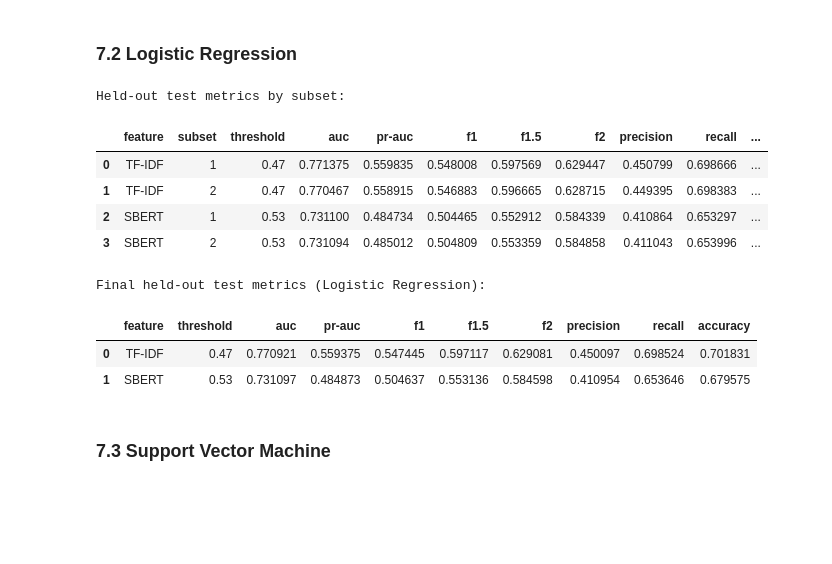
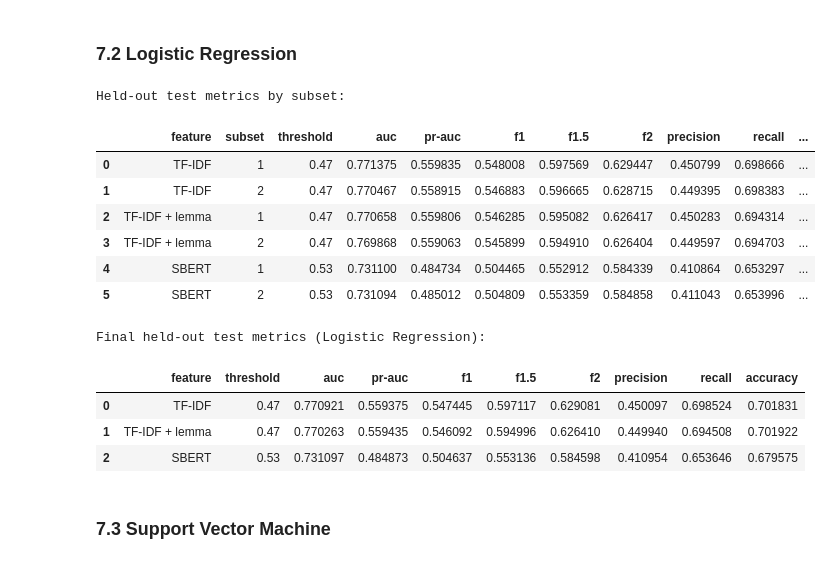
Before and after one commit to lzrcode-816/3244-Group-17-IMDB-Spoiler-Detection, a Jupyter notebook: Group17_ProjectDeSpoiler_Model.ipynb, the cells around one changed output. Saved outputs shown, nothing was run; the diff lists cells and outputs as text; code cells hidden in the pictures; blank space fills up the shorter version.

```diff
--- a/Group17_ProjectDeSpoiler_Model.ipynb
+++ b/Group17_ProjectDeSpoiler_Model.ipynb
@@ -757,17 +758,15 @@ DT_TFIDF_FIXED_THRESHOLD = 0.53
 DT_SBERT_FIXED_PARAMS = [{'max_depth': 10, 'min_samples_split': 10, 'min_samples_leaf': 10, 'ccp_alpha': 0.0}, {'max_depth': 10, 'min_samples_split': 10, 'min_samples_leaf': 10, 'ccp_alpha': 0.0}]
 DT_SBERT_FIXED_THRESHOLD = 0.54
 
-RF_TFIDF_FIXED_PARAMS = [None, None]
-# [{"n_estimators": 100, "max_depth": 20, "min_samples_split": 5, "min_samples_leaf": 2},
-# {"n_estimators": 100, "max_depth": 20, "min_samples_split": 5, "min_samples_leaf": 2},]
-RF_TFIDF_FIXED_THRESHOLD = None
-RF_SBERT_FIXED_PARAMS = [None, None]  # e.g. [{"n_estimators": 100, "max_depth": 20, "min_samples_split": 5, "min_samples_leaf": 2}, {...}]
-RF_SBERT_FIXED_THRESHOLD = None
+RF_TFIDF_FIXED_PARAMS = [{'n_estimators': 100, 'min_samples_split': 5, 'min_samples_leaf': 5, 'max_features': 'sqrt', 'max_depth': 20}, {'n_estimators': 100, 'min_samples_split': 5, 'min_samples_leaf': 5, 'max_features': 'sqrt', 'max_depth': 20}]
+RF_TFIDF_FIXED_THRESHOLD = 0.49
+RF_SBERT_FIXED_PARAMS = [{'n_estimators': 100, 'min_samples_split': 5, 'min_samples_leaf': 5, 'max_features': 'sqrt', 'max_depth': 20}, {'n_estimators': 100, 'min_samples_split': 5, 'min_samples_leaf': 5, 'max_features': 'sqrt', 'max_depth': 20}]
+RF_SBERT_FIXED_THRESHOLD = 0.49
 
-XGB_TFIDF_FIXED_PARAMS = [None, None]  # e.g. [{"n_estimators": 100, "max_depth": 4, "learning_rate": 0.05, "subsample": 0.85, "colsample_bytree": 0.8, "min_child_weight": 1.0}, {...}]
-XGB_TFIDF_FIXED_THRESHOLD = None
-XGB_SBERT_FIXED_PARAMS = [None, None]  # e.g. [{"n_estimators": 200, "max_depth": 6, "learning_rate": 0.03, "subsample": 0.85, "colsample_bytree": 0.8, "min_child_weight": 3.0}, {...}]
-XGB_SBERT_FIXED_THRESHOLD = None
+XGB_TFIDF_FIXED_PARAMS = [{"n_estimators": 50, "max_depth": 4, "learning_rate": 0.1, "subsample": 0.85, "colsample_bytree": 1.0, "min_child_weight": 1.0}, {"n_estimators": 50, "max_depth": 4, "learning_rate": 0.1, "subsample": 0.85, "colsample_bytree": 1.0, "min_child_weight": 1.0}]
+XGB_TFIDF_FIXED_THRESHOLD = 0.47
+XGB_SBERT_FIXED_PARAMS = [{"n_estimators": 50, "max_depth": 4, "learning_rate": 0.1, "subsample": 0.85, "colsample_bytree": 1.0, "min_child_weight": 1.0}, {"n_estimators": 50, "max_depth": 4, "learning_rate": 0.1, "subsample": 0.85, "colsample_bytree": 1.0, "min_child_weight": 1.0}]
+XGB_SBERT_FIXED_THRESHOLD = 0.53
 
 # Naive Bayes
 MNB_TFIDF_FIXED_ALPHA = 0.0001
@@ -5417,6 +5562,7 @@ def compute_metrics(y_true, y_prob, threshold=0.5):
 logreg_metric_cols = ["auc", "average_precision", "f1", "f1.5", "f2", "precision", "recall", "accuracy"]
 logreg_test_rows = []
 logreg_tfidf_threshold = logreg_tfidf_best_threshold
+logreg_tfidf_lemma_threshold = logreg_tfidf_lemma_best_threshold
 logreg_sbert_threshold = logreg_sbert_best_threshold
 
 # TF-IDF
@@ -5429,6 +5575,25 @@ for subset_name, artifact_name in SUBSET_TO_ARTIFACT.items():
         {
             "feature": "TF-IDF", "subset": subset_name, "threshold": logreg_tfidf_threshold,
             **test_metrics_logreg_tfidf,
+        }
+    )
+
+# TF-IDF + lemma
+for subset_name, artifact_name in SUBSET_TO_ARTIFACT.items():
+    artifacts = load_full_train_test(artifact_name=artifact_name, use_fulltrain=True)
+    y_test = artifacts["y_test"]
+    y_test_prob_logreg_tfidf_lemma = logreg_tfidf_lemma_models[subset_name].predict_proba(artifacts["X_tfidf_lemma_test"])[:, 1]
+    test_metrics_logreg_tfidf_lemma = compute_metrics(
+        y_test,
+        y_test_prob_logreg_tfidf_lemma,
+        threshold=logreg_tfidf_lemma_threshold,
+    )
+    logreg_test_rows.append(
+        {
+            "feature": "TF-IDF + lemma",
+            "subset": subset_name,
+            "threshold": logreg_tfidf_lemma_threshold,
+            **test_metrics_logreg_tfidf_lemma,
         }
     )
 
@@ -5478,39 +5643,42 @@ for subset_name, artifact_name in SUBSET_TO_ARTIFACT.items():
 #             "subset": subset_name,
 #             "threshold": logreg_roberta_threshold,
 #             **test_metrics_logreg_roberta,
 #         }
 #     )
 
 logreg_test_metrics_by_subset_df = pd.DataFrame(logreg_test_rows)
 print("Held-out test metrics by subset:")
 display(
     logreg_test_metrics_by_subset_df[["feature", "subset", "threshold", "auc", "average_precision", "f1", "f1.5", "f2", "precision", "recall", "accuracy"]]
     .rename(columns={"average_precision": "pr-auc"})
     .round(6)
 )
 
 logreg_test_metrics_df = (
     logreg_test_metrics_by_subset_df.groupby("feature", as_index=False, sort=False)
     .agg(threshold=("threshold", "first"), **{metric: (metric, "mean") for metric in logreg_metric_cols})
     .rename(columns={"average_precision": "pr-auc"})
 )
 
 print("Final held-out test metrics (Logistic Regression):")
 display(
     logreg_test_metrics_df[["feature", "threshold", "auc", "pr-auc", "f1", "f1.5", "f2", "precision", "recall", "accuracy"]]
     .round(6)
 )
 # %% [output]
 Held-out test metrics by subset:
 |  | feature | subset | threshold | auc | pr-auc | f1 | f1.5 | f2 | precision | recall | ... |
 | 0 | TF-IDF | 1 | 0.47 | 0.771375 | 0.559835 | 0.548008 | 0.597569 | 0.629447 | 0.450799 | 0.698666 | ... |
 | 1 | TF-IDF | 2 | 0.47 | 0.770467 | 0.558915 | 0.546883 | 0.596665 | 0.628715 | 0.449395 | 0.698383 | ... |
-| 2 | SBERT | 1 | 0.53 | 0.731100 | 0.484734 | 0.504465 | 0.552912 | 0.584339 | 0.410864 | 0.653297 | ... |
-| 3 | SBERT | 2 | 0.53 | 0.731094 | 0.485012 | 0.504809 | 0.553359 | 0.584858 | 0.411043 | 0.653996 | ... |
+| 2 | TF-IDF + lemma | 1 | 0.47 | 0.770658 | 0.559806 | 0.546285 | 0.595082 | 0.626417 | 0.450283 | 0.694314 | ... |
+| 3 | TF-IDF + lemma | 2 | 0.47 | 0.769868 | 0.559063 | 0.545899 | 0.594910 | 0.626404 | 0.449597 | 0.694703 | ... |
+| 4 | SBERT | 1 | 0.53 | 0.731100 | 0.484734 | 0.504465 | 0.552912 | 0.584339 | 0.410864 | 0.653297 | ... |
+| 5 | SBERT | 2 | 0.53 | 0.731094 | 0.485012 | 0.504809 | 0.553359 | 0.584858 | 0.411043 | 0.653996 | ... |
 Final held-out test metrics (Logistic Regression):
 |  | feature | threshold | auc | pr-auc | f1 | f1.5 | f2 | precision | recall | accuracy |
 | 0 | TF-IDF | 0.47 | 0.770921 | 0.559375 | 0.547445 | 0.597117 | 0.629081 | 0.450097 | 0.698524 | 0.701831 |
-| 1 | SBERT | 0.53 | 0.731097 | 0.484873 | 0.504637 | 0.553136 | 0.584598 | 0.410954 | 0.653646 | 0.679575 |
+| 1 | TF-IDF + lemma | 0.47 | 0.770263 | 0.559435 | 0.546092 | 0.594996 | 0.626410 | 0.449940 | 0.694508 | 0.701922 |
+| 2 | SBERT | 0.53 | 0.731097 | 0.484873 | 0.504637 | 0.553136 | 0.584598 | 0.410954 | 0.653646 | 0.679575 |
 # %% [markdown]
 ### 7.3 Support Vector Machine
 # %%
```
Also changed, not shown: parts of 19 cells of this notebook.
